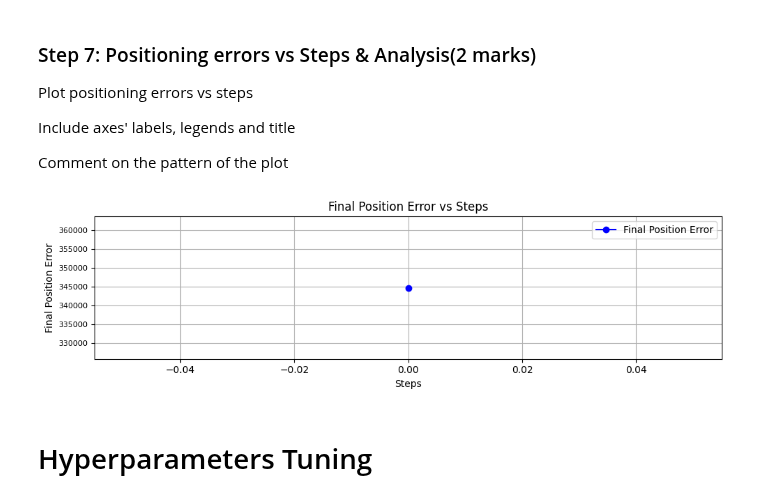
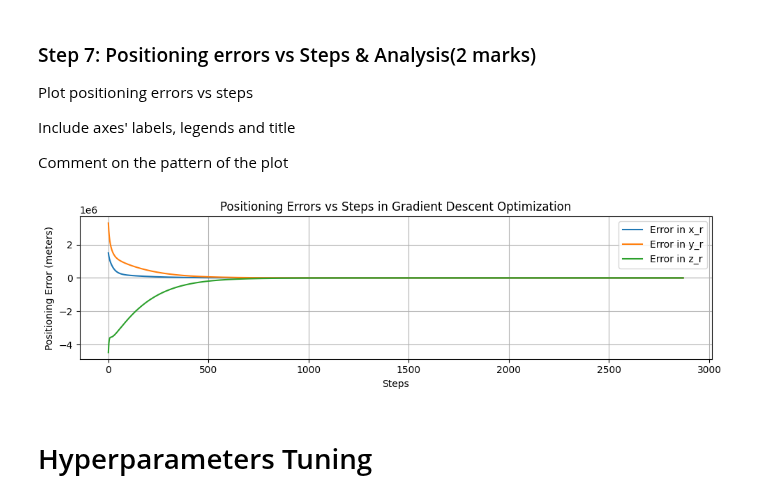
Before and after one commit to ChukwuebukaEzeanaka/engg680_2024_fall, a Jupyter notebook: Lab_Assignment3/Assignment3.ipynb, the cells around one changed output. Cells and saved outputs as stored; diff of their text form; code cells hidden in the pictures.

```diff
--- a/Lab_Assignment3/Assignment3.ipynb
+++ b/Lab_Assignment3/Assignment3.ipynb
@@ -315,35 +313,35 @@ Plot positioning errors vs steps
 Include axes' labels, legends and title
 
 Comment on the pattern of the plot
-# %%
-steps = [0]
-final_position_error = np.array([344779.171957676])
-
-fig, ax = plt.subplots(nrows=1, ncols=1, figsize=(10, 3))
-ax.plot(steps, final_position_error, marker='o', linestyle='-', color='b', label='Final Position Error')
-
-# Customizing tick parameters for y-axis
-ax.tick_params(axis='y', labelsize=8)
-
-# Adding labels and title
-ax.set_xlabel('Steps')
-ax.set_ylabel('Final Position Error')
-ax.set_title('Final Position Error vs Steps')
-
-# Adding legend
-ax.legend()
-
-# Enabling grid for readability
-ax.grid(True)
-
-# Ensuring tight layout
-fig.tight_layout()
-plt.show()
-
-# Comment on the pattern
-# ...
-# %% [output]
-[figure, removed]
+# %%
+import numpy as np
+import matplotlib.pyplot as plt
+
+# Convert arr_err to a numpy array for easier handling
+arr_err = np.array(arr_err)
+
+# Plot positioning errors vs. steps for each coordinate component
+fig, ax = plt.subplots(nrows=1, ncols=1, figsize=(10, 3))
+ax.plot(range(len(arr_err)), arr_err[:, 0], label='Error in x_r')
+ax.plot(range(len(arr_err)), arr_err[:, 1], label='Error in y_r')
+ax.plot(range(len(arr_err)), arr_err[:, 2], label='Error in z_r')
+
+# Label each axis, add title and legend
+ax.set_xlabel('Steps')
+ax.set_ylabel('Positioning Error (meters)')
+ax.set_title('Positioning Errors vs Steps in Gradient Descent Optimization')
+ax.legend()
+
+# Add grid and display plot
+ax.grid(True)
+fig.tight_layout()
+plt.show()
+
+
+# Comment on the pattern
+# ...
+# %% [output]
+[figure, added]
 # %% [markdown]
 # Hyperparameters Tuning
 # %% [markdown]
```
Also changed, not shown: parts of 18 cells of this notebook.
